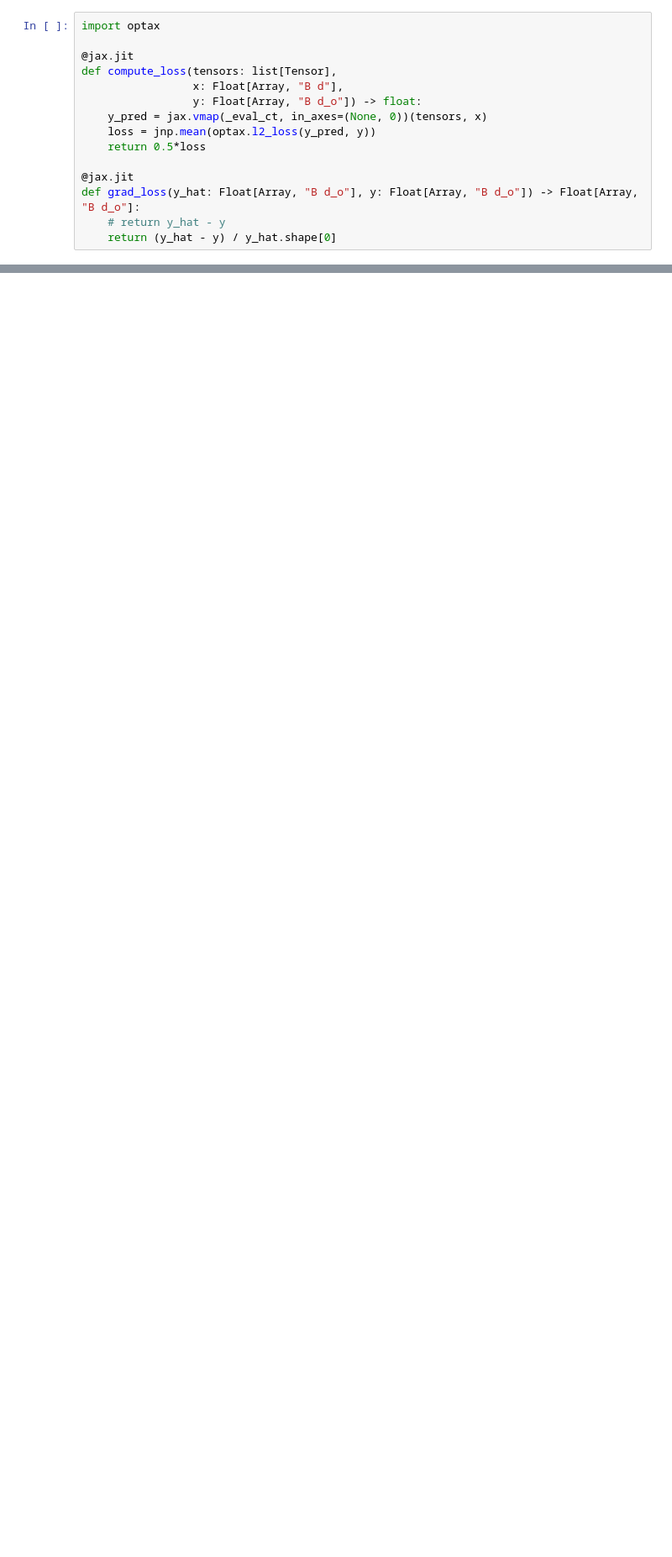
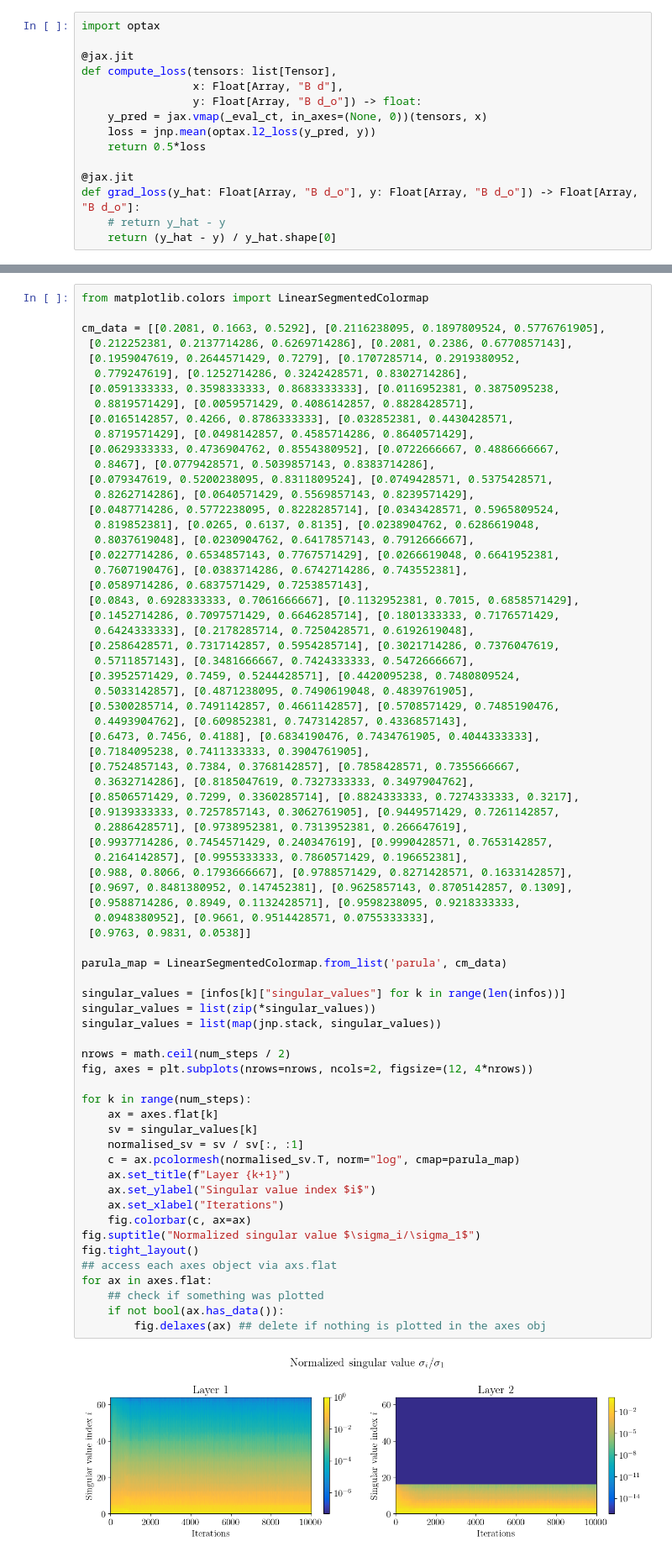
Before and after one commit to chmda/ctt, a Jupyter notebook: notebooks/ngd_full.ipynb, the cells around one changed output, grey strips where cells are left out. Shown: that part at 84% size. Saved outputs shown, nothing was run; the diff lists cells and outputs as text; blank space fills up the shorter version.

```diff
--- a/notebooks/ngd_full.ipynb
+++ b/notebooks/ngd_full.ipynb
@@ -377,0 +507,72 @@ Text(0, 0.5, 'Learning rate')
+# %%
+from matplotlib.colors import LinearSegmentedColormap
+
+cm_data = [[0.2081, 0.1663, 0.5292], [0.2116238095, 0.1897809524, 0.5776761905],
+ [0.212252381, 0.2137714286, 0.6269714286], [0.2081, 0.2386, 0.6770857143],
+ [0.1959047619, 0.2644571429, 0.7279], [0.1707285714, 0.2919380952,
+  0.779247619], [0.1252714286, 0.3242428571, 0.8302714286],
+ [0.0591333333, 0.3598333333, 0.8683333333], [0.0116952381, 0.3875095238,
+  0.8819571429], [0.0059571429, 0.4086142857, 0.8828428571],
+ [0.0165142857, 0.4266, 0.8786333333], [0.032852381, 0.4430428571,
+  0.8719571429], [0.0498142857, 0.4585714286, 0.8640571429],
+ [0.0629333333, 0.4736904762, 0.8554380952], [0.0722666667, 0.4886666667,
+  0.8467], [0.0779428571, 0.5039857143, 0.8383714286],
+ [0.079347619, 0.5200238095, 0.8311809524], [0.0749428571, 0.5375428571,
+  0.8262714286], [0.0640571429, 0.5569857143, 0.8239571429],
+ [0.0487714286, 0.5772238095, 0.8228285714], [0.0343428571, 0.5965809524,
+  0.819852381], [0.0265, 0.6137, 0.8135], [0.0238904762, 0.6286619048,
+  0.8037619048], [0.0230904762, 0.6417857143, 0.7912666667],
+ [0.0227714286, 0.6534857143, 0.7767571429], [0.0266619048, 0.6641952381,
+  0.7607190476], [0.0383714286, 0.6742714286, 0.743552381],
+ [0.0589714286, 0.6837571429, 0.7253857143],
+ [0.0843, 0.6928333333, 0.7061666667], [0.1132952381, 0.7015, 0.6858571429],
+ [0.1452714286, 0.7097571429, 0.6646285714], [0.1801333333, 0.7176571429,
+  0.6424333333], [0.2178285714, 0.7250428571, 0.6192619048],
+ [0.2586428571, 0.7317142857, 0.5954285714], [0.3021714286, 0.7376047619,
+  0.5711857143], [0.3481666667, 0.7424333333, 0.5472666667],
+ [0.3952571429, 0.7459, 0.5244428571], [0.4420095238, 0.7480809524,
+  0.5033142857], [0.4871238095, 0.7490619048, 0.4839761905],
+ [0.5300285714, 0.7491142857, 0.4661142857], [0.5708571429, 0.7485190476,
+  0.4493904762], [0.609852381, 0.7473142857, 0.4336857143],
+ [0.6473, 0.7456, 0.4188], [0.6834190476, 0.7434761905, 0.4044333333],
+ [0.7184095238, 0.7411333333, 0.3904761905],
+ [0.7524857143, 0.7384, 0.3768142857], [0.7858428571, 0.7355666667,
+  0.3632714286], [0.8185047619, 0.7327333333, 0.3497904762],
+ [0.8506571429, 0.7299, 0.3360285714], [0.8824333333, 0.7274333333, 0.3217],
+ [0.9139333333, 0.7257857143, 0.3062761905], [0.9449571429, 0.7261142857,
+  0.2886428571], [0.9738952381, 0.7313952381, 0.266647619],
+ [0.9937714286, 0.7454571429, 0.240347619], [0.9990428571, 0.7653142857,
+  0.2164142857], [0.9955333333, 0.7860571429, 0.196652381],
+ [0.988, 0.8066, 0.1793666667], [0.9788571429, 0.8271428571, 0.1633142857],
+ [0.9697, 0.8481380952, 0.147452381], [0.9625857143, 0.8705142857, 0.1309],
+ [0.9588714286, 0.8949, 0.1132428571], [0.9598238095, 0.9218333333,
+  0.0948380952], [0.9661, 0.9514428571, 0.0755333333],
+ [0.9763, 0.9831, 0.0538]]
+
+parula_map = LinearSegmentedColormap.from_list('parula', cm_data)
+
+singular_values = [infos[k]["singular_values"] for k in range(len(infos))]
+singular_values = list(zip(*singular_values))
+singular_values = list(map(jnp.stack, singular_values))
+
+nrows = math.ceil(num_steps / 2)
+fig, axes = plt.subplots(nrows=nrows, ncols=2, figsize=(12, 4*nrows))
+
+for k in range(num_steps):
+    ax = axes.flat[k]
+    sv = singular_values[k]
+    normalised_sv = sv / sv[:, :1]
+    c = ax.pcolormesh(normalised_sv.T, norm="log", cmap=parula_map)
+    ax.set_title(f"Layer {k+1}")
+    ax.set_ylabel("Singular value index $i$")
+    ax.set_xlabel("Iterations")
+    fig.colorbar(c, ax=ax)
+fig.suptitle("Normalized singular value $\sigma_i/\sigma_1$")
+fig.tight_layout()
+## access each axes object via axs.flat
+for ax in axes.flat:
+    ## check if something was plotted
+    if not bool(ax.has_data()):
+        fig.delaxes(ax) ## delete if nothing is plotted in the axes obj
+# %% [output]
+[figure, added]
```
Also changed, not shown: parts of 20 cells of this notebook, 8 other files.
